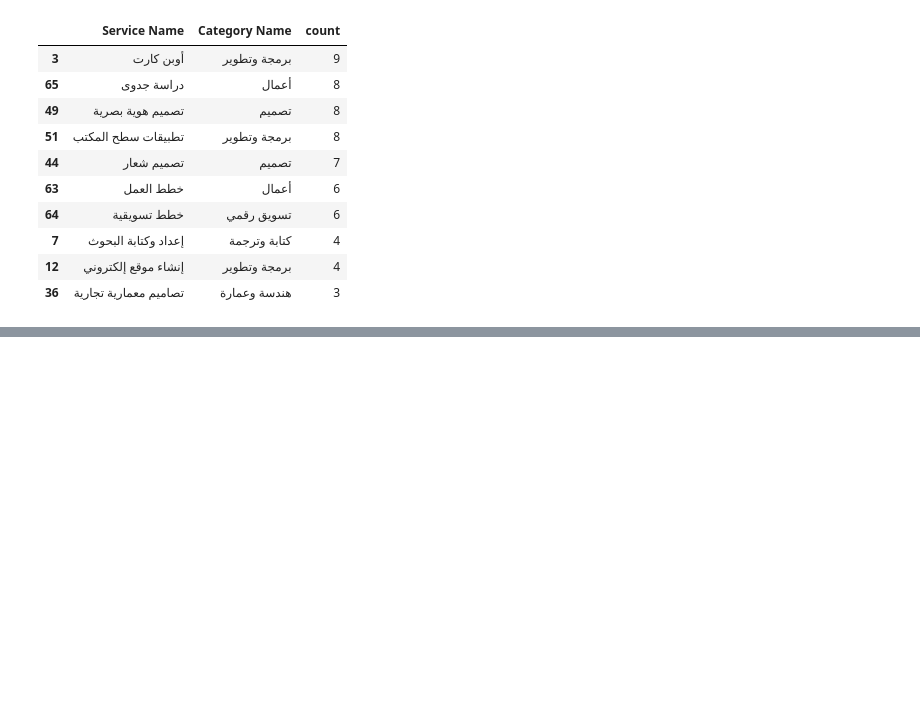
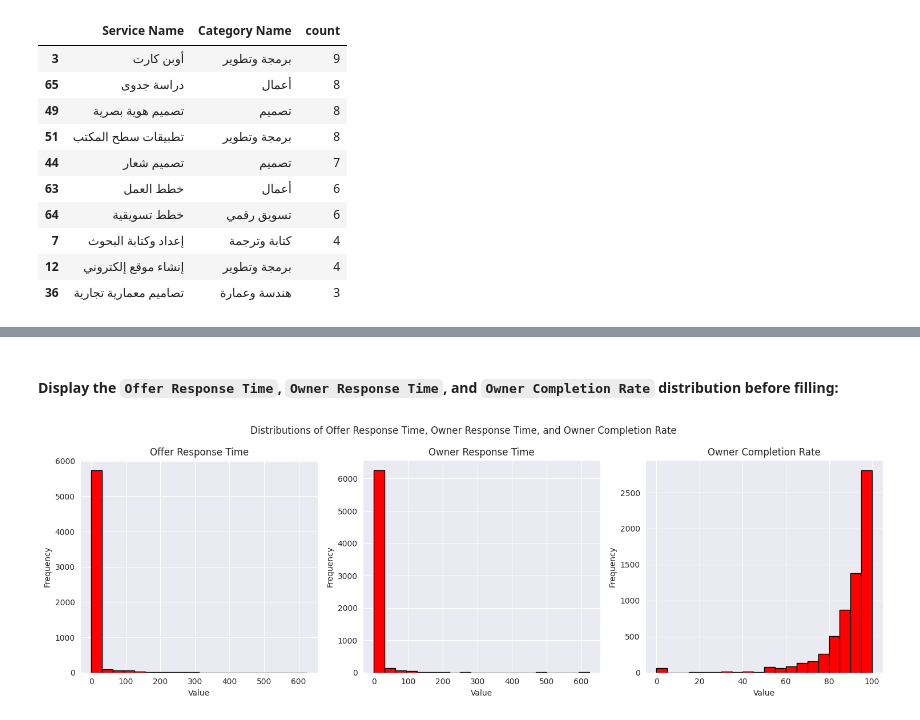
Before and after one commit to IsmaelMousa/khamsat-predictor, a Jupyter notebook: notebooks/eda.ipynb, the cells around one changed output, grey strips where cells are left out. Cells and saved outputs as stored; diff of their text form; code cells hidden in the pictures; blank space fills up the shorter version.

```diff
--- a/notebooks/eda.ipynb
+++ b/notebooks/eda.ipynb
@@ -873,0 +953,24 @@ price_50_entries.groupby(["Service Name", "Category Name"]).size().reset_index(n
+# %% [markdown]
+#### Display the `Offer Response Time`, `Owner Response Time`, and `Owner Completion Rate` distribution before filling:
+# %%
+import matplotlib.pyplot as plt
+
+with_median = dataset.fillna(statistical_data[1])
+
+for col in columns:
+    with_median[col] = pd.to_numeric(with_median[col], errors="coerce")
+
+fig, axes = plt.subplots(1, 3, figsize=(15, 5))
+fig.suptitle("Distributions of Offer Response Time, Owner Response Time, and Owner Completion Rate")
+
+for i, col in enumerate(columns):
+    numeric_data = with_median[col]
+    axes[i].hist(numeric_data, bins=20, color="red", edgecolor="black")
+    axes[i].set_title(col)
+    axes[i].set_xlabel("Value")
+    axes[i].set_ylabel("Frequency")
+
+plt.tight_layout()
+plt.show()
+# %% [output]
+[figure, added]
```
Also changed, not shown: parts of 36 cells of this notebook.
